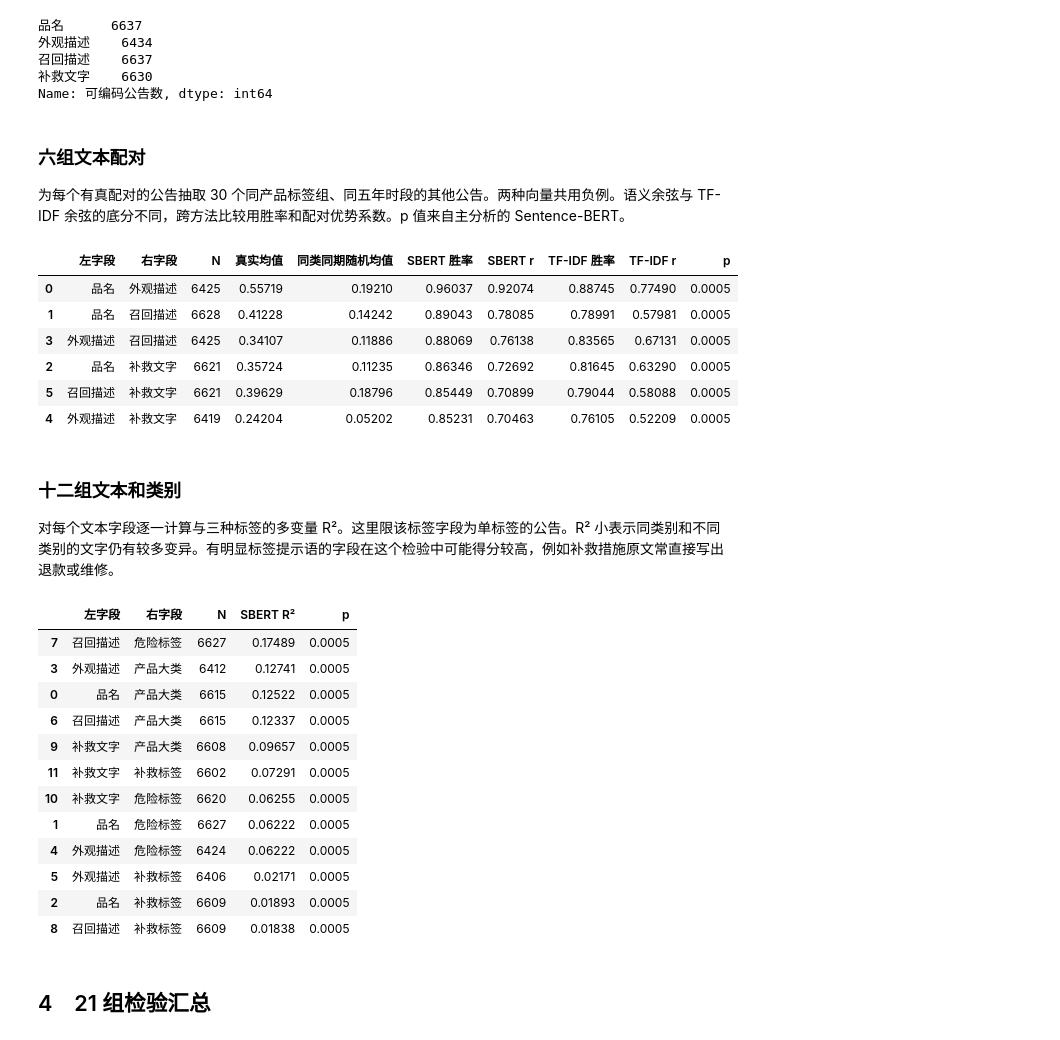
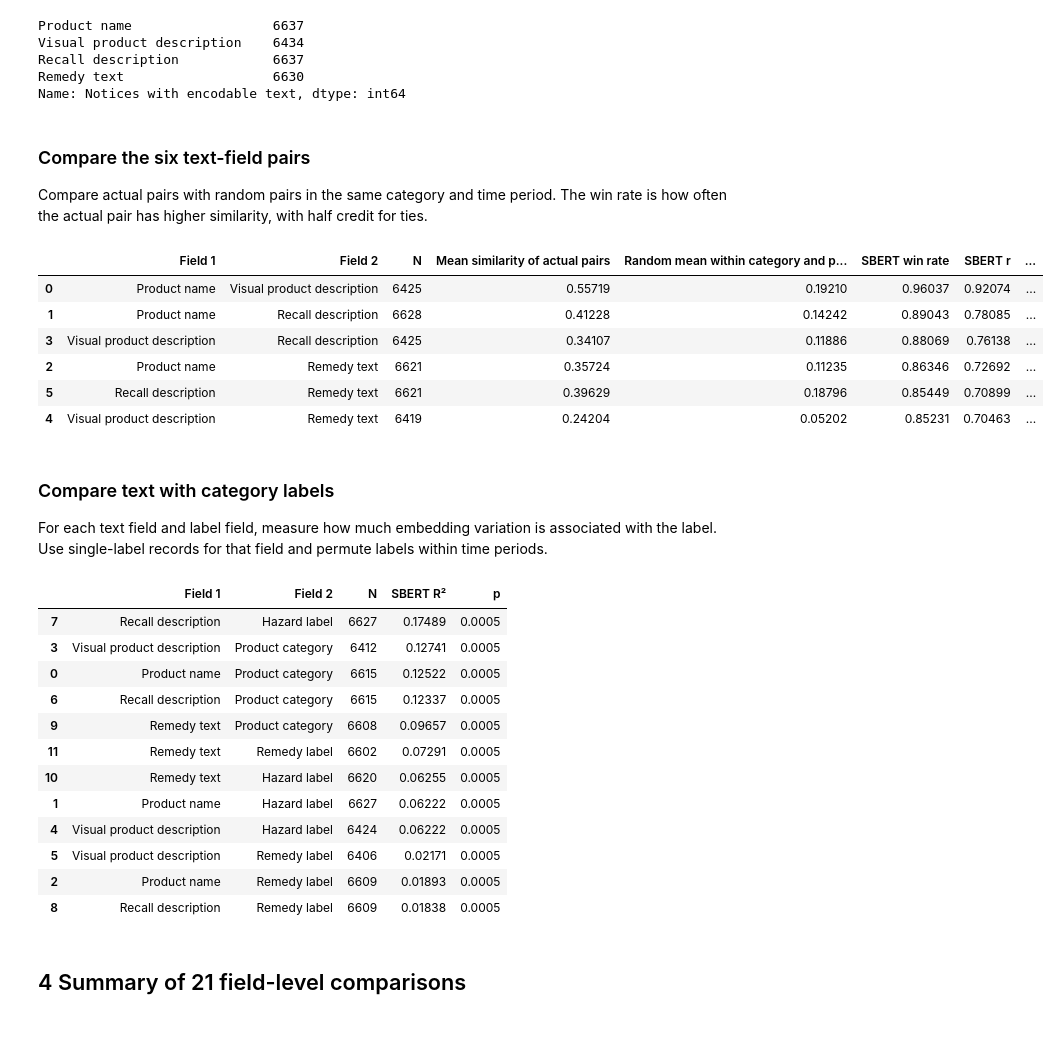
Before and after one commit to Wayne-git802/DM-project, a Jupyter notebook: recall_audit/01_公告核对与字段关联.ipynb, the cells around one changed output. Cells and saved outputs as stored; diff of their text form; code cells hidden in the pictures.

```diff
--- a/recall_audit/01_公告核对与字段关联.ipynb
+++ b/recall_audit/01_公告核对与字段关联.ipynb
@@ -383,17 +356,17 @@ def encode_variants(frame, model_source):
 
 
 semantic = encode_variants(dataset, MODEL_SOURCE)
-display(pd.Series({TEXT_NAMES[field]: len(values) for field, values in semantic.items()}, name="可编码公告数"))
+display(pd.Series({TEXT_NAMES[field]: len(values) for field, values in semantic.items()}, name="Notices with encodable text"))
 # %% [output]
-品名      6637
-外观描述    6434
-召回描述    6637
-补救文字    6630
-Name: 可编码公告数, dtype: int64
+Product name                  6637
+Visual product description    6434
+Recall description            6637
+Remedy text                   6630
+Name: Notices with encodable text, dtype: int64
 # %% [markdown]
-### 六组文本配对
+### Compare the six text-field pairs
 
-为每个有真配对的公告抽取 30 个同产品标签组、同五年时段的其他公告。两种向量共用负例。语义余弦与 TF-IDF 余弦的底分不同，跨方法比较用胜率和配对优势系数。p 值来自主分析的 Sentence-BERT。
+Compare actual pairs with random pairs in the same category and time period. The win rate is how often the actual pair has higher similarity, with half credit for ties.
 # %%
 # Strata hold calendar periods fixed, or calendar period and a shared product tag set.
 year = pd.to_datetime(dataset["recall_date"], errors="raise").dt.year
@@ -446,47 +419,47 @@ def paired_permutation(left, right, groups, observed, rng):
 
 
 def text_text_comparison():
     results = []
     rng = np.random.default_rng(SEED)
     for left_field, right_field in combinations(TEXT_NAMES, 2):
         valid = semantic[left_field].index.intersection(semantic[right_field].index)
         groups = group_positions(period.loc[valid], product_group.loc[valid])
         alternatives = other_rows(groups, len(valid), rng)
         keep = np.where((alternatives >= 0).all(axis=1))[0]
         valid = valid[keep]
         groups = group_positions(period.loc[valid], product_group.loc[valid])
         alternatives = other_rows(groups, len(valid), rng)
         left = semantic[left_field].loc[valid].to_numpy()
         right = semantic[right_field].loc[valid].to_numpy()
         observed, control, wins, r = paired_effect(left, right, alternatives)
 
         tfidf = TfidfVectorizer(ngram_range=(1, 2), min_df=2, stop_words="english", sublinear_tf=True)
         values = pd.concat([dataset.loc[valid, left_field], dataset.loc[valid, right_field]], ignore_index=True)
         t = tfidf.fit_transform(values)
         _, _, lexical_wins, lexical_r = paired_effect(t[:len(valid)], t[len(valid):], alternatives)
         results.append({
-            "左字段": TEXT_NAMES[left_field], "右字段": TEXT_NAMES[right_field], "N": len(valid),
-            "真实均值": observed, "同类同期随机均值": control,
-            "SBERT 胜率": wins, "SBERT r": r, "TF-IDF 胜率": lexical_wins, "TF-IDF r": lexical_r,
+            "Field 1": TEXT_NAMES[left_field], "Field 2": TEXT_NAMES[right_field], "N": len(valid),
+            "Mean similarity of actual pairs": observed, "Random mean within category and period": control,
+            "SBERT win rate": wins, "SBERT r": r, "TF-IDF win rate": lexical_wins, "TF-IDF r": lexical_r,
             "p": paired_permutation(left, right, groups, observed, rng),
         })
     return pd.DataFrame(results)
 
 
 text_table = text_text_comparison()
 display(text_table.round(5).sort_values("SBERT r", ascending=False))
 # %% [output]
-|  | 左字段 | 右字段 | N | 真实均值 | 同类同期随机均值 | SBERT 胜率 | SBERT r | TF-IDF 胜率 | TF-IDF r | p |
-| 0 | 品名 | 外观描述 | 6425 | 0.55719 | 0.19210 | 0.96037 | 0.92074 | 0.88745 | 0.77490 | 0.0005 |
-| 1 | 品名 | 召回描述 | 6628 | 0.41228 | 0.14242 | 0.89043 | 0.78085 | 0.78991 | 0.57981 | 0.0005 |
-| 3 | 外观描述 | 召回描述 | 6425 | 0.34107 | 0.11886 | 0.88069 | 0.76138 | 0.83565 | 0.67131 | 0.0005 |
-| 2 | 品名 | 补救文字 | 6621 | 0.35724 | 0.11235 | 0.86346 | 0.72692 | 0.81645 | 0.63290 | 0.0005 |
-| 5 | 召回描述 | 补救文字 | 6621 | 0.39629 | 0.18796 | 0.85449 | 0.70899 | 0.79044 | 0.58088 | 0.0005 |
-| 4 | 外观描述 | 补救文字 | 6419 | 0.24204 | 0.05202 | 0.85231 | 0.70463 | 0.76105 | 0.52209 | 0.0005 |
+|  | Field 1 | Field 2 | N | Mean similarity of actual pairs | Random mean within category and p... | SBERT win rate | SBERT r | ... |
+| 0 | Product name | Visual product description | 6425 | 0.55719 | 0.19210 | 0.96037 | 0.92074 | ... |
+| 1 | Product name | Recall description | 6628 | 0.41228 | 0.14242 | 0.89043 | 0.78085 | ... |
+| 3 | Visual product description | Recall description | 6425 | 0.34107 | 0.11886 | 0.88069 | 0.76138 | ... |
+| 2 | Product name | Remedy text | 6621 | 0.35724 | 0.11235 | 0.86346 | 0.72692 | ... |
+| 5 | Recall description | Remedy text | 6621 | 0.39629 | 0.18796 | 0.85449 | 0.70899 | ... |
+| 4 | Visual product description | Remedy text | 6419 | 0.24204 | 0.05202 | 0.85231 | 0.70463 | ... |
 # %% [markdown]
-### 十二组文本和类别
+### Compare text with category labels
 
-对每个文本字段逐一计算与三种标签的多变量 R²。这里限该标签字段为单标签的公告。R² 小表示同类别和不同类别的文字仍有较多变异。有明显标签提示语的字段在这个检验中可能得分较高，例如补救措施原文常直接写出退款或维修。
+For each text field and label field, measure how much embedding variation is associated with the label. Use single-label records for that field and permute labels within time periods.
 # %%
 def multivariate_r2(matrix, labels, groups, rng, permutations=PERMUTATIONS):
     # Decompose the variance of the centered embedding matrix by discrete label.
@@ -524,7 +497,7 @@ def text_label_comparison():
         groups = group_positions(period.loc[valid])
         r2, p = multivariate_r2(matrix, labels, groups, rng)
         results.append({
-            "左字段": TEXT_NAMES[field], "右字段": LABEL_NAMES[label], "N": len(valid),
+            "Field 1": TEXT_NAMES[field], "Field 2": LABEL_NAMES[label], "N": len(valid),
             "SBERT R²": r2, "p": p,
         })
     return pd.DataFrame(results)
@@ -533,20 +506,20 @@ def text_label_comparison():
 text_label_table = text_label_comparison()
 display(text_label_table.round(5).sort_values("SBERT R²", ascending=False))
 # %% [output]
-|  | 左字段 | 右字段 | N | SBERT R² | p |
-| 7 | 召回描述 | 危险标签 | 6627 | 0.17489 | 0.0005 |
-| 3 | 外观描述 | 产品大类 | 6412 | 0.12741 | 0.0005 |
-| 0 | 品名 | 产品大类 | 6615 | 0.12522 | 0.0005 |
-| 6 | 召回描述 | 产品大类 | 6615 | 0.12337 | 0.0005 |
-| 9 | 补救文字 | 产品大类 | 6608 | 0.09657 | 0.0005 |
-| 11 | 补救文字 | 补救标签 | 6602 | 0.07291 | 0.0005 |
-| 10 | 补救文字 | 危险标签 | 6620 | 0.06255 | 0.0005 |
-| 1 | 品名 | 危险标签 | 6627 | 0.06222 | 0.0005 |
-| 4 | 外观描述 | 危险标签 | 6424 | 0.06222 | 0.0005 |
-| 5 | 外观描述 | 补救标签 | 6406 | 0.02171 | 0.0005 |
-| 2 | 品名 | 补救标签 | 6609 | 0.01893 | 0.0005 |
-| 8 | 召回描述 | 补救标签 | 6609 | 0.01838 | 0.0005 |
+|  | Field 1 | Field 2 | N | SBERT R² | p |
+| 7 | Recall description | Hazard label | 6627 | 0.17489 | 0.0005 |
+| 3 | Visual product description | Product category | 6412 | 0.12741 | 0.0005 |
+| 0 | Product name | Product category | 6615 | 0.12522 | 0.0005 |
+| 6 | Recall description | Product category | 6615 | 0.12337 | 0.0005 |
+| 9 | Remedy text | Product category | 6608 | 0.09657 | 0.0005 |
+| 11 | Remedy text | Remedy label | 6602 | 0.07291 | 0.0005 |
+| 10 | Remedy text | Hazard label | 6620 | 0.06255 | 0.0005 |
+| 1 | Product name | Hazard label | 6627 | 0.06222 | 0.0005 |
+| 4 | Visual product description | Hazard label | 6424 | 0.06222 | 0.0005 |
+| 5 | Visual product description | Remedy label | 6406 | 0.02171 | 0.0005 |
+| 2 | Product name | Remedy label | 6609 | 0.01893 | 0.0005 |
+| 8 | Recall description | Remedy label | 6609 | 0.01838 | 0.0005 |
 # %% [markdown]
-## 4　21 组检验汇总
+## 4 Summary of 21 field-level comparisons
 # %%
 overall = pd.concat([
```
Also changed, not shown: parts of 20 cells of this notebook, 5 other files.
